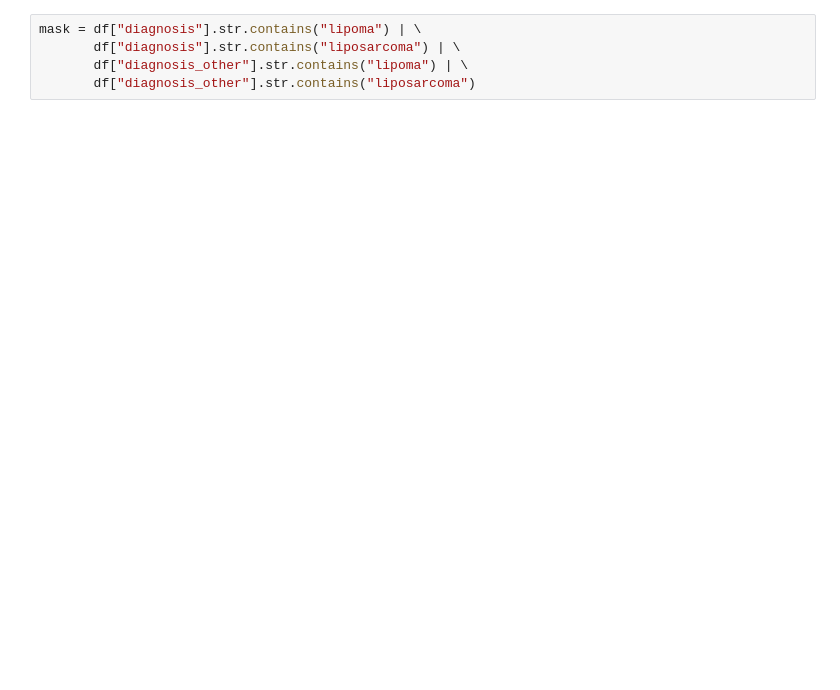
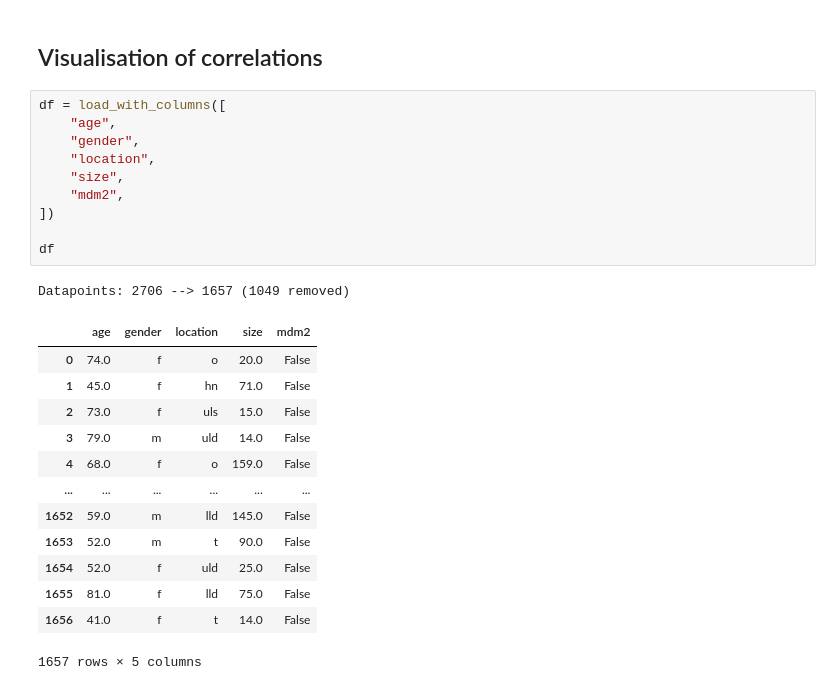
Before and after one commit to rhobro/mdm2, a Jupyter notebook: analyse.ipynb, the cells around one changed output. Cells and saved outputs as stored; diff of their text form; blank space fills up the shorter version.

```diff
--- a/analyse.ipynb
+++ b/analyse.ipynb
@@ -21,5 +7,27 @@ df
-# %%
-mask = df["diagnosis"].str.contains("lipoma") | \
-       df["diagnosis"].str.contains("liposarcoma") | \
-       df["diagnosis_other"].str.contains("lipoma") | \
-       df["diagnosis_other"].str.contains("liposarcoma")
+# %% [markdown]
+## Visualisation of correlations
+# %%
+df = load_with_columns([
+    "age",
+    "gender",
+    "location",
+    "size",
+    "mdm2",
+])
+
+df
+# %% [output]
+Datapoints: 2706 --> 1657 (1049 removed)
+|  | age | gender | location | size | mdm2 |
+| 0 | 74.0 | f | o | 20.0 | False |
+| 1 | 45.0 | f | hn | 71.0 | False |
+| 2 | 73.0 | f | uls | 15.0 | False |
+| 3 | 79.0 | m | uld | 14.0 | False |
+| 4 | 68.0 | f | o | 159.0 | False |
+| ... | ... | ... | ... | ... | ... |
+| 1652 | 59.0 | m | lld | 145.0 | False |
+| 1653 | 52.0 | m | t | 90.0 | False |
+| 1654 | 52.0 | f | uld | 25.0 | False |
+| 1655 | 81.0 | f | lld | 75.0 | False |
+| 1656 | 41.0 | f | t | 14.0 | False |
+1657 rows × 5 columns
```
Also changed, not shown: parts of 11 cells of this notebook, 4 other files.
